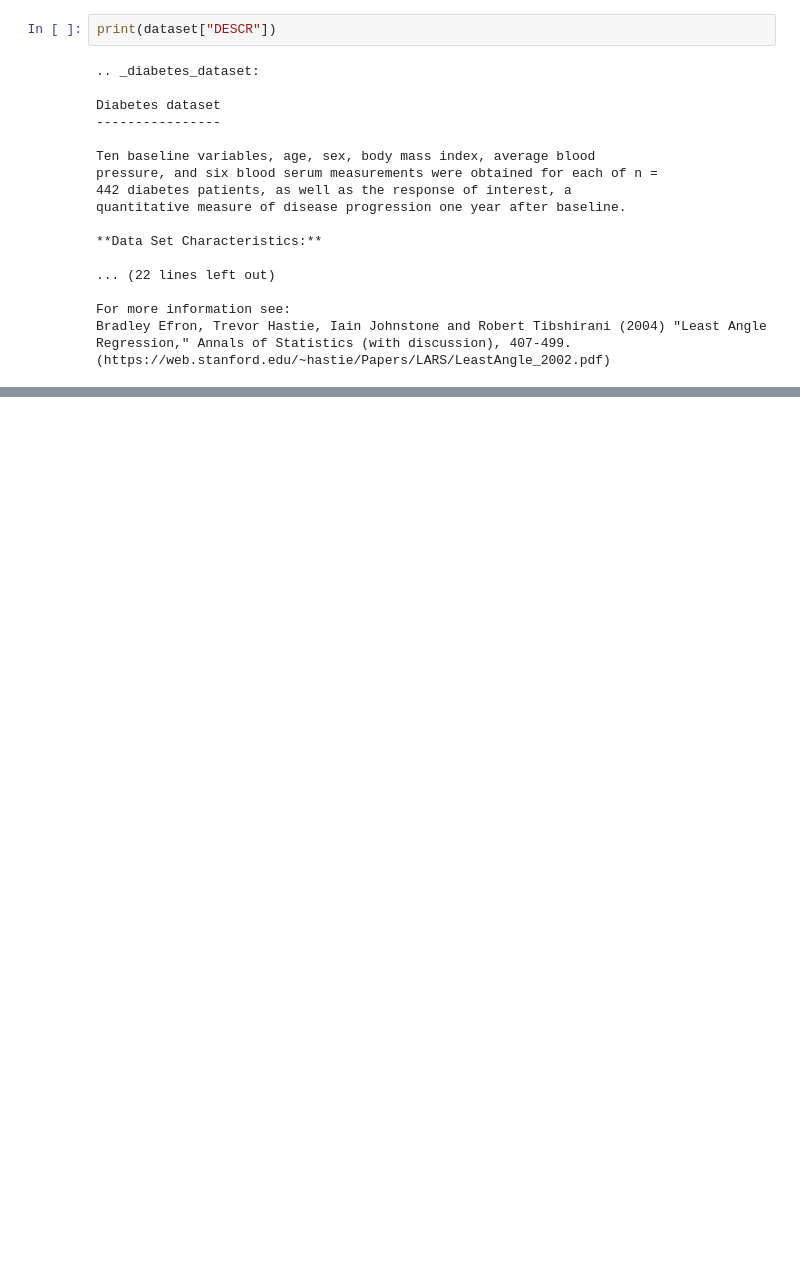
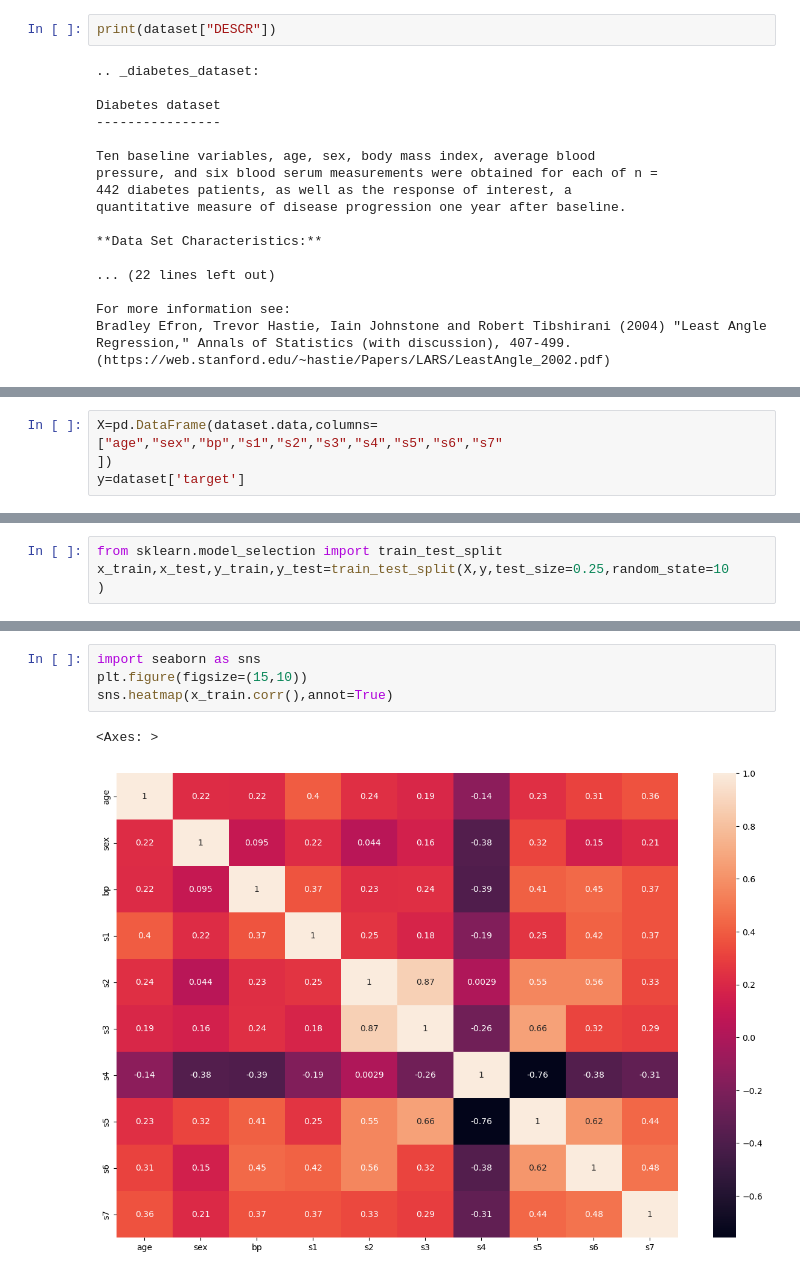
Before and after one commit to tasnim-shamsuddin/Decison_TRee_Classifier-Regressor, a Jupyter notebook: Diabetics_prediction.ipynb, the cells around one changed output, grey strips where cells are left out. Cells and saved outputs as stored; diff of their text form; blank space fills up the shorter version.

```diff
--- a/Diabetics_prediction.ipynb
+++ b/Diabetics_prediction.ipynb
@@ -24,0 +50,4 @@ Bradley Efron, Trevor Hastie, Iain Johnstone and Robert Tibshirani (2004) "Least
+# %%
+X=pd.DataFrame(dataset.data,columns=["age","sex","bp","s1","s2","s3","s4","s5","s6","s7"
+])
+y=dataset['target']
@@ -24,0 +70,4 @@ Bradley Efron, Trevor Hastie, Iain Johnstone and Robert Tibshirani (2004) "Least
+# %%
+from sklearn.model_selection import train_test_split
+x_train,x_test,y_train,y_test=train_test_split(X,y,test_size=0.25,random_state=10
+)
@@ -24,0 +88,7 @@ Bradley Efron, Trevor Hastie, Iain Johnstone and Robert Tibshirani (2004) "Least
+# %%
+import seaborn as sns
+plt.figure(figsize=(15,10))
+sns.heatmap(x_train.corr(),annot=True)
+# %% [output]
+<Axes: >
+[figure, added]
```
Also changed, not shown: parts of 18 cells of this notebook.
